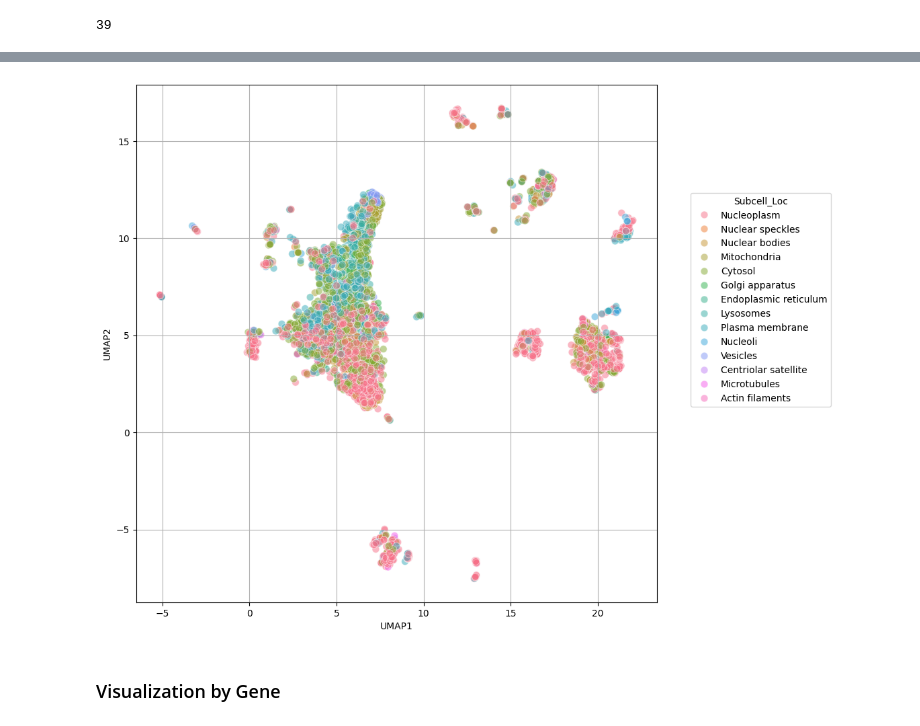
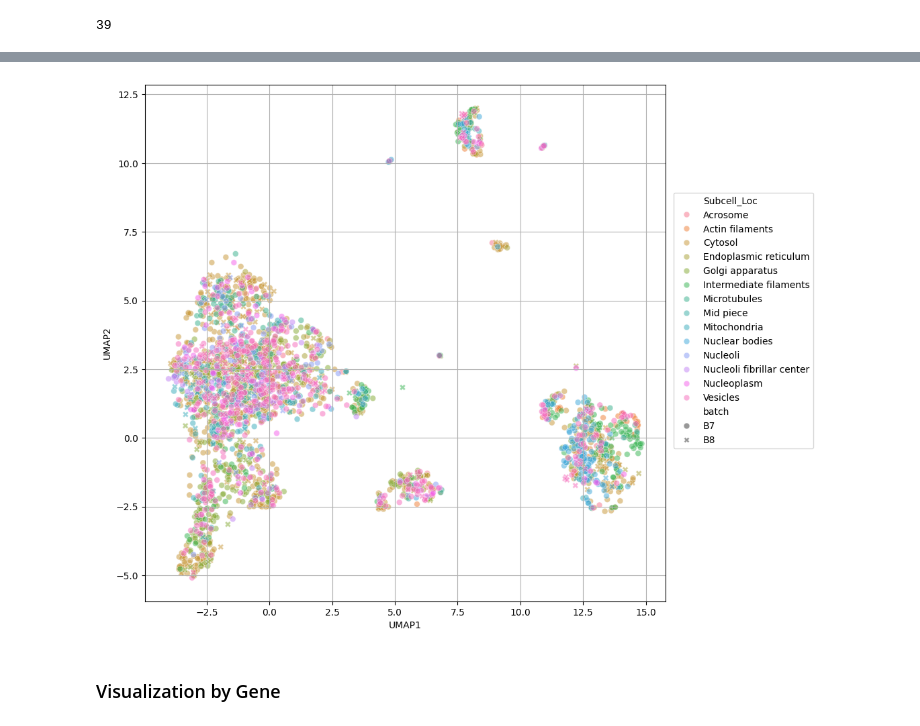
Before and after one commit to broadinstitute/2025_varchamp_snakemake, a Jupyter notebook: downstream_analyses/3_single_cell_analyses.ipynb, the cells around one changed output, grey strips where cells are left out. Drawn from its saved outputs; the diff is of its cells as text; code cells hidden in the pictures.

Commit message:
Updating visualization and single-cell analyses

```diff
--- a/downstream_analyses/3_single_cell_analyses.ipynb
+++ b/downstream_analyses/3_single_cell_analyses.ipynb
@@ -49,7 +55,7 @@ for batch_id in batches:
 # %% [markdown]
 ### Loading the cells in the cytoself model
 # %%
-umap_df = pl.read_parquet("../../../3_cytoself/trained_models/varchamp_v2/analysis/umap_data/umap_comps_testdata.parquet")
+umap_df = pl.read_parquet("../../../3_cytoself/trained_models/varchamp_b78/analysis/umap_data/umap_comps_testdata.parquet")
 umap_df = umap_df.with_columns(
     pl.col("Metadata_CellID").str.slice(11,2).alias("batch"),
     pl.col("Metadata_CellID").str.slice(23,3).alias("well_position"),
@@ -67,13 +73,13 @@ profiles_df_feat = profiles_df.with_columns(
     pl.concat_str(
         ['Metadata_Plate', 'Metadata_well_position', 'Metadata_ImageNumber', 'Metadata_ObjectNumber'],
         separator="_").alias("Metadata_CellID")
-    ).with_columns(pl.col(feat_col).fill_nan(None)).drop_nulls()
+    ).with_columns(pl.col(feat_cols).fill_nan(None)).drop_nulls()
 # Get profiles
 dat = profiles_df_feat.filter(pl.col("Metadata_CellID").is_in(cells))
 # %% [markdown]
 ## UMAP visualization
 # %%
-gfp_colocal_feats = [col for col in dat.columns if "GFP" in col and "Corr" in col and "Brightfield" not in col]
+gfp_colocal_feats = [col for col in dat.columns if ("GFP" in col and "Corr" in col) and ("Brightfield" not in col)] ## or ("DNA" in col and "Corr" in col)
 len(gfp_colocal_feats)
 # %% [output]
 39
@@ -83,7 +89,25 @@ min_dist=0.1
 metric='euclidean'
 verbose=True
 
+from sklearn.preprocessing import StandardScaler
+# Standardize the features before PCA
+scaler = StandardScaler()
+df = dat.select(pl.col(gfp_colocal_feats))
+df = pd.DataFrame(scaler.fit_transform(df), columns=df.columns)
+
 reducer = umap.UMAP(n_components=2, n_neighbors=n_neighbors, min_dist=min_dist, metric=metric, verbose=verbose)
-umap_data = reducer.fit_transform(dat.select(pl.col(gfp_colocal_feats)))
+umap_data = reducer.fit_transform(df)
+
+umap_df = pl.DataFrame(umap_data, schema=["UMAP1", "UMAP2"])
+umap_df = pl.concat([umap_df, dat], how="horizontal").with_columns(
+    pl.col("Metadata_CellID").str.slice(11,2).alias("batch"),
+    pl.col("Metadata_CellID").str.slice(23,3).alias("well_position"),
+    pl.col("Metadata_gene_allele").str.split(by="_").list.get(0).alias("Gene")
+    # (pl.when(pl.col("Metadata_gene_allele")=="disease_wt")
+    # .then(pl.lit("Reference"))
+    # .when(pl.col("Metadata_gene_allele")=="allele")
+    # .then(pl.lit("Allele"))
+    # .otherwise(pl.lit("Controls"))).alias("Allele_type")
+)
 # %% [output]
 UMAP( verbose=True)
@@ -161,21 +139,22 @@ shape: (12_354, 344)
 # %%
 fig, ax = plt.subplots(1, 1, figsize=(10, 10))
 ax.grid(True)
 
 # umap_df = umap_df.with_columns(
 #     pl.when(pl.col("Allele_type").is_in(list(list_unique_agxt)[:9]))
 #     .then(pl.col("Metadata_Protein"))
 #     .otherwise(pl.lit("000")).alias(f"{gene}_Variant")
 # ).sort(f"{gene}_Variant")
 # sns.scatterplot(umap_df_hpa.filter(pl.col("Allele_type") == "Allele"), x="UMAP1", y="UMAP2", color="grey", alpha=.1, ax=ax)
+
 sns.scatterplot(umap_df_hpa.filter(
-    (pl.col("Metadata_control_type")=="disease_wt")&(pl.col("Subcell_Loc")!="Multiple")&(pl.col("Additional location").is_not_null())
-), x="UMAP1", y="UMAP2", hue="Subcell_Loc", palette="husl", ax=ax, s=60, alpha=0.5)
+    (pl.col("Metadata_control_type")=="disease_wt")&(pl.col("Subcell_Loc")!="Multiple")&(pl.col("Additional location").is_null()&(pl.col("Reliability")=="Approved"))
+).sort("Subcell_Loc"), x="UMAP1", y="UMAP2", hue="Subcell_Loc", palette="husl", style="batch", ax=ax, s=40, alpha=0.5)
 leg = ax.get_legend()
-leg.set_bbox_to_anchor((0.5, .8, 1.4, 0))
+leg.set_bbox_to_anchor((0.5, .8, 1.3, 0))
 leg._loc = 9
 # %% [output]
-[figure, old version]
+[figure, new version]
 # %% [markdown]
 ### Visualization by Gene
 # %%
```
Also changed, not shown: parts of 6 cells of this notebook.
